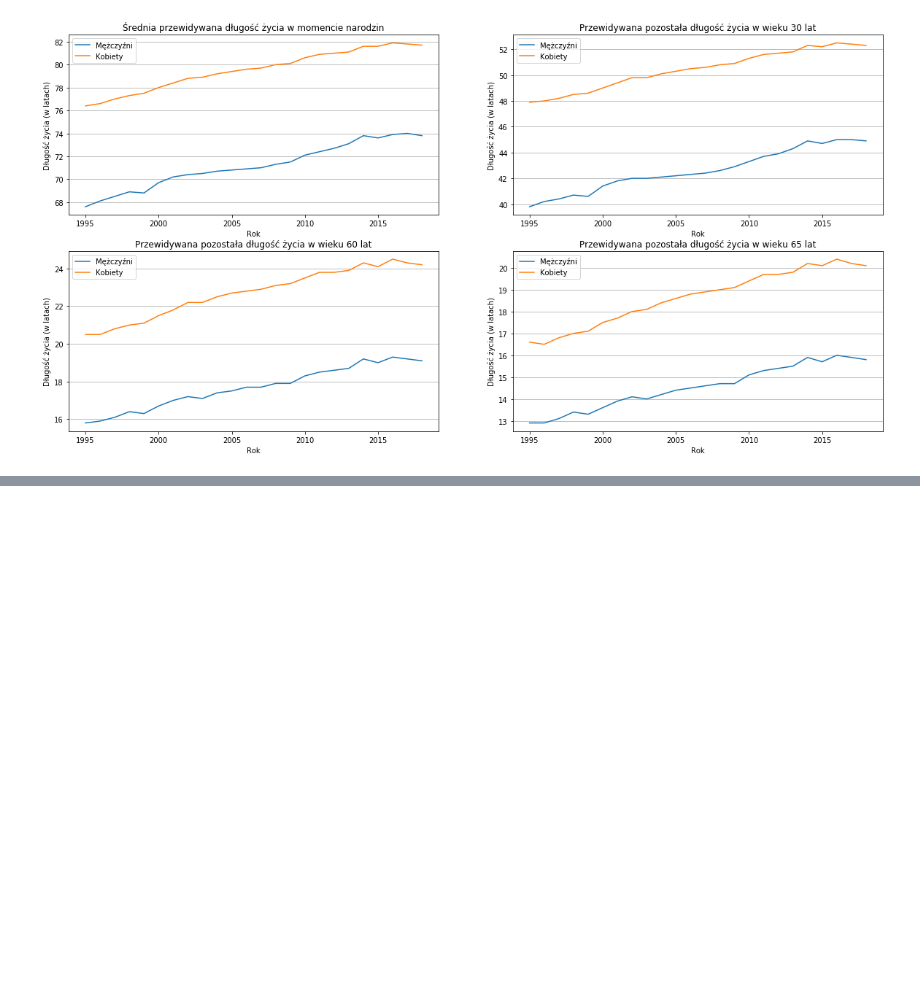
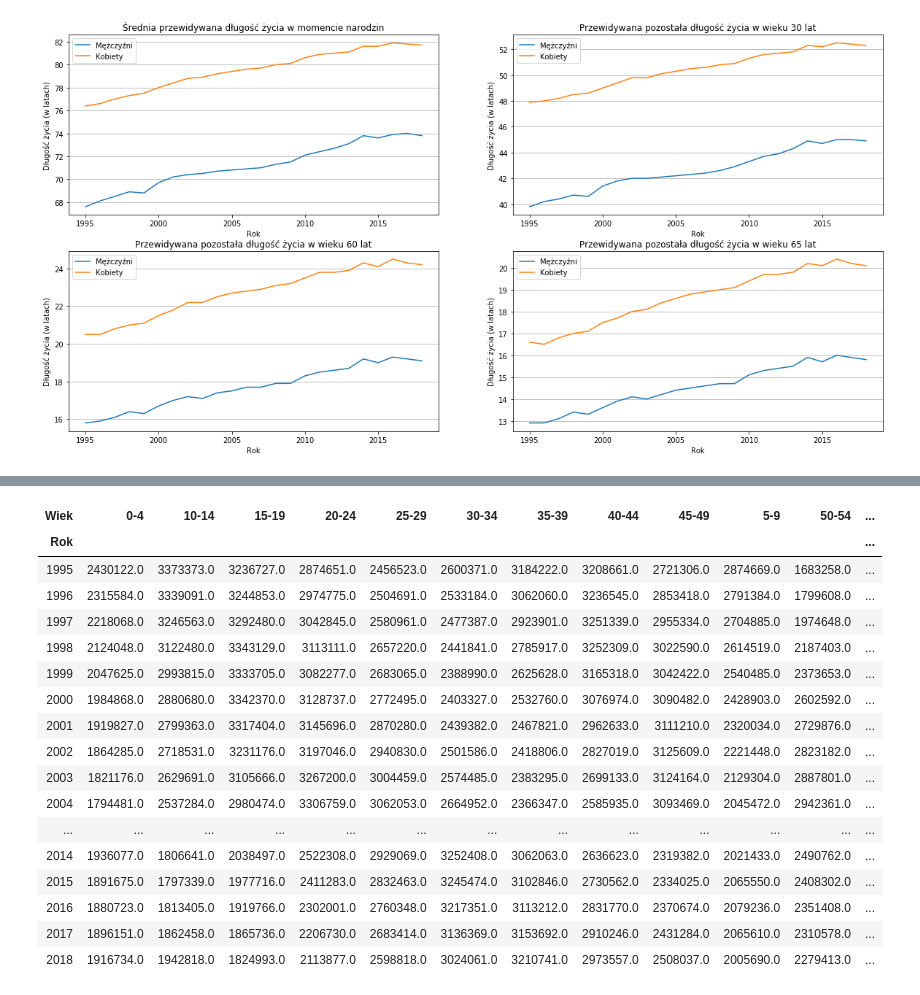
Before and after one commit to marcinsola/CDV_Data_Science, a Jupyter notebook: II/Wstep_do_Big_Data_w_ekonomii/projekt_zaliczeniowy/code.ipynb, the cells around one changed output, grey strips where cells are left out. Cells and saved outputs as stored; diff of their text form; code cells hidden in the pictures; blank space fills up the shorter version.

```diff
--- a/II/Wstep_do_Big_Data_w_ekonomii/projekt_zaliczeniowy/code.ipynb
+++ b/II/Wstep_do_Big_Data_w_ekonomii/projekt_zaliczeniowy/code.ipynb
@@ -240,0 +235,23 @@ fig.savefig('img/life_exp.png')
+# %%
+plot_data = pop.pivot_table(values='Wartosc', index='Rok', columns='Wiek').drop(columns=['0-14', '70-74', '75-79', '80-84', '85 i więcej'])
+# %%
+plot_data
+# %% [output]
+| Wiek | 0-4 | 10-14 | 15-19 | 20-24 | 25-29 | 30-34 | 35-39 | 40-44 | 45-49 | 5-9 | 50-54 | ... |
+| Rok |  |  |  |  |  |  |  |  |  |  |  | ... |
+| 1995 | 2430122.0 | 3373373.0 | 3236727.0 | 2874651.0 | 2456523.0 | 2600371.0 | 3184222.0 | 3208661.0 | 2721306.0 | 2874669.0 | 1683258.0 | ... |
+| 1996 | 2315584.0 | 3339091.0 | 3244853.0 | 2974775.0 | 2504691.0 | 2533184.0 | 3062060.0 | 3236545.0 | 2853418.0 | 2791384.0 | 1799608.0 | ... |
+| 1997 | 2218068.0 | 3246563.0 | 3292480.0 | 3042845.0 | 2580961.0 | 2477387.0 | 2923901.0 | 3251339.0 | 2955334.0 | 2704885.0 | 1974648.0 | ... |
+| 1998 | 2124048.0 | 3122480.0 | 3343129.0 | 3113111.0 | 2657220.0 | 2441841.0 | 2785917.0 | 3252309.0 | 3022590.0 | 2614519.0 | 2187403.0 | ... |
+| 1999 | 2047625.0 | 2993815.0 | 3333705.0 | 3082277.0 | 2683065.0 | 2388990.0 | 2625628.0 | 3165318.0 | 3042422.0 | 2540485.0 | 2373653.0 | ... |
+| 2000 | 1984868.0 | 2880680.0 | 3342370.0 | 3128737.0 | 2772495.0 | 2403327.0 | 2532760.0 | 3076974.0 | 3090482.0 | 2428903.0 | 2602592.0 | ... |
+| 2001 | 1919827.0 | 2799363.0 | 3317404.0 | 3145696.0 | 2870280.0 | 2439382.0 | 2467821.0 | 2962633.0 | 3111210.0 | 2320034.0 | 2729876.0 | ... |
+| 2002 | 1864285.0 | 2718531.0 | 3231176.0 | 3197046.0 | 2940830.0 | 2501586.0 | 2418806.0 | 2827019.0 | 3125609.0 | 2221448.0 | 2823182.0 | ... |
+| 2003 | 1821176.0 | 2629691.0 | 3105666.0 | 3267200.0 | 3004459.0 | 2574485.0 | 2383295.0 | 2699133.0 | 3124164.0 | 2129304.0 | 2887801.0 | ... |
+| 2004 | 1794481.0 | 2537284.0 | 2980474.0 | 3306759.0 | 3062053.0 | 2664952.0 | 2366347.0 | 2585935.0 | 3093469.0 | 2045472.0 | 2942361.0 | ... |
+| ... | ... | ... | ... | ... | ... | ... | ... | ... | ... | ... | ... | ... |
+| 2014 | 1936077.0 | 1806641.0 | 2038497.0 | 2522308.0 | 2929069.0 | 3252408.0 | 3062063.0 | 2636623.0 | 2319382.0 | 2021433.0 | 2490762.0 | ... |
+| 2015 | 1891675.0 | 1797339.0 | 1977716.0 | 2411283.0 | 2832463.0 | 3245474.0 | 3102846.0 | 2730562.0 | 2334025.0 | 2065550.0 | 2408302.0 | ... |
+| 2016 | 1880723.0 | 1813405.0 | 1919766.0 | 2302001.0 | 2760348.0 | 3217351.0 | 3113212.0 | 2831770.0 | 2370674.0 | 2079236.0 | 2351408.0 | ... |
+| 2017 | 1896151.0 | 1862458.0 | 1865736.0 | 2206730.0 | 2683414.0 | 3136369.0 | 3153692.0 | 2910246.0 | 2431284.0 | 2065610.0 | 2310578.0 | ... |
+| 2018 | 1916734.0 | 1942818.0 | 1824993.0 | 2113877.0 | 2598818.0 | 3024061.0 | 3210741.0 | 2973557.0 | 2508037.0 | 2005690.0 | 2279413.0 | ... |
```
Also changed, not shown: parts of 21 cells of this notebook.
